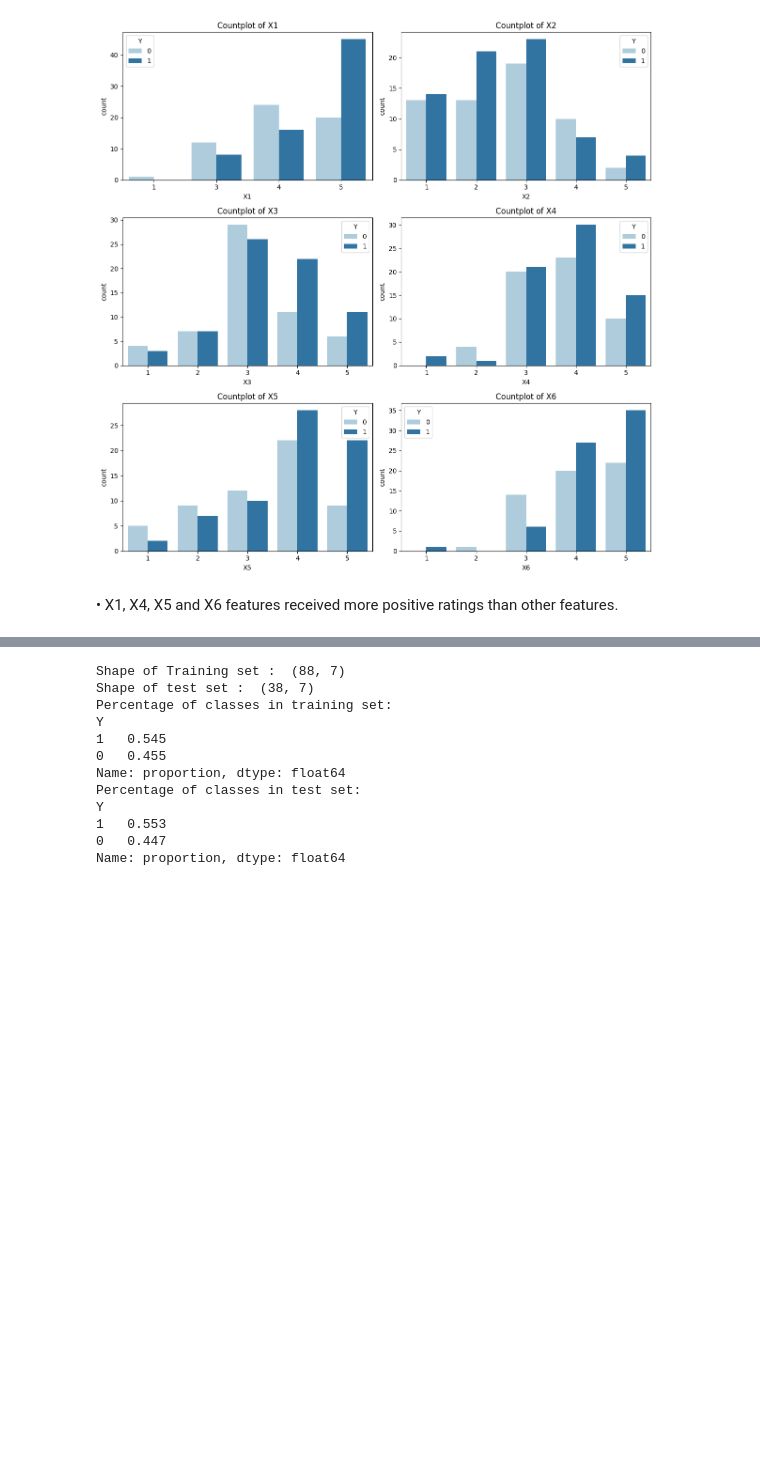
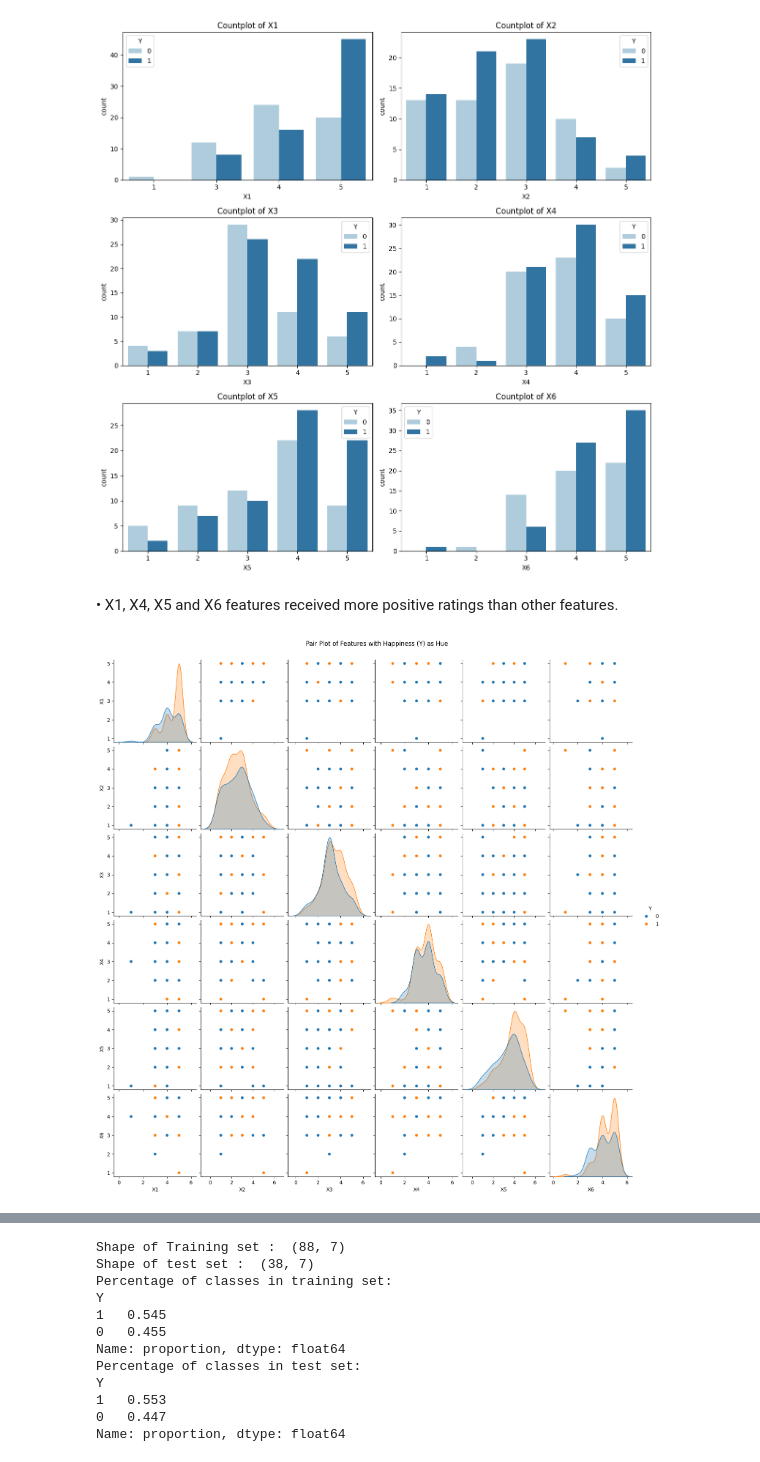
Before and after one commit to Rinalpatel21/CLlUqAi7OvalF1k3, a Jupyter notebook: Happy_Customer.ipynb, the cells around one changed output, grey strips where cells are left out. Cells and saved outputs as stored; diff of their text form; code cells hidden in the pictures; blank space fills up the shorter version.

```diff
--- a/Happy_Customer.ipynb
+++ b/Happy_Customer.ipynb
@@ -343,3 +343,13 @@ plt.show()
 [figure]
 # %% [markdown]
 •	 X1, X4, X5 and X6 features received more positive ratings than other features.
+# %%
+import seaborn as sns
+import matplotlib.pyplot as plt
+
+# Create a pair plot using the DataFrame 'df'
+sns.pairplot(df, hue='Y', diag_kind='kde')
+plt.suptitle('Pair Plot of Features with Happiness (Y) as Hue', y=1.02)
+plt.show()
+# %% [output]
+[figure, added]
```
Also changed, not shown: parts of 14 cells of this notebook.
